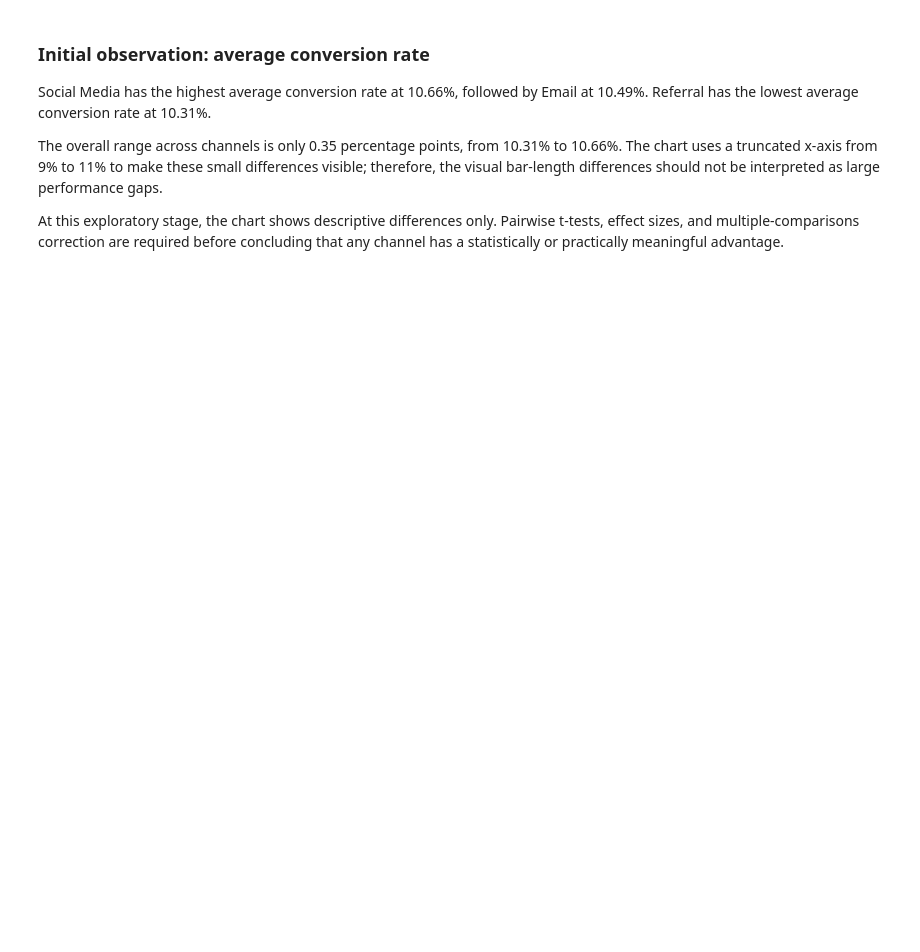
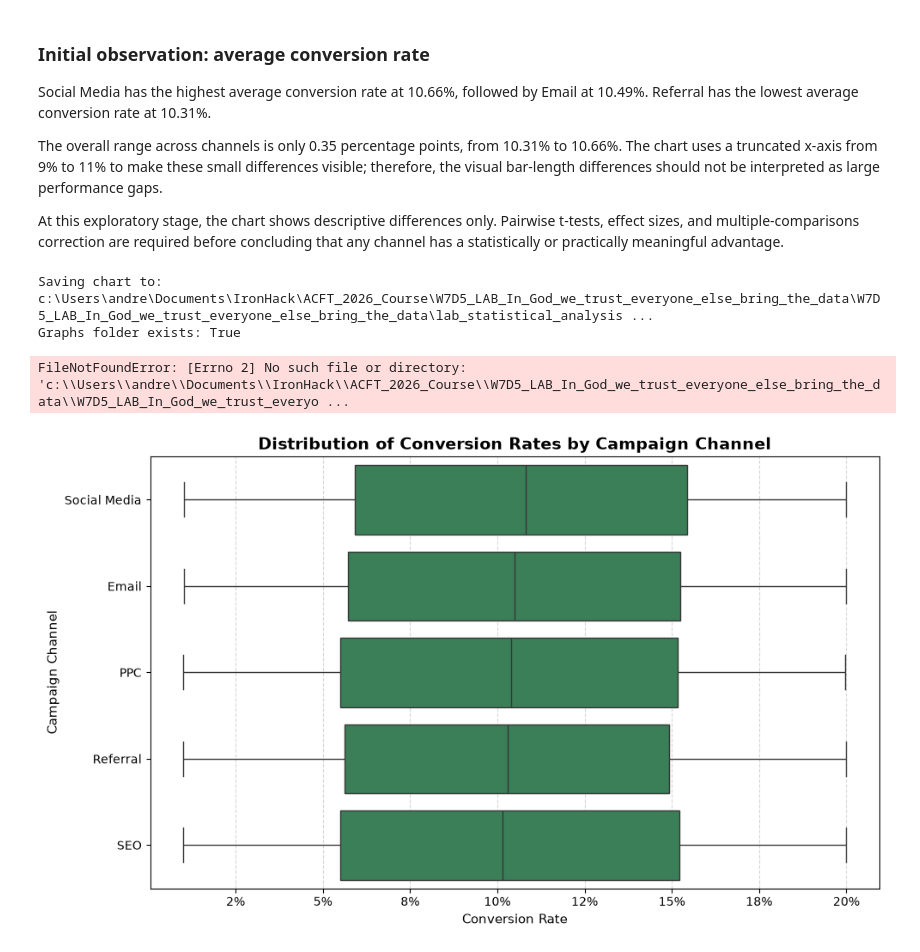
Before and after one commit to ai-consulting-bootcamp/lab-statistical-analysis, a Jupyter notebook: lab_statistical_analysis_Andreas_Papachristophorou/data_exploration.ipynb, the cells around one changed output. Cells and saved outputs as stored; diff of their text form; code cells hidden in the pictures; blank space fills up the shorter version.

```diff
--- a/lab_statistical_analysis_Andreas_Papachristophorou/data_exploration.ipynb
+++ b/lab_statistical_analysis_Andreas_Papachristophorou/data_exploration.ipynb
@@ -240,37 +313,63 @@ The overall range across channels is only 0.35 percentage points, from 10.31% to
 
 At this exploratory stage, the chart shows descriptive differences only. Pairwise t-tests, effect sizes, and multiple-comparisons correction are required before concluding that any channel has a statistically or practically meaningful advantage.
 # %%
+from pathlib import Path
+
 # Create a larger figure for the distribution comparison
 plt.figure(figsize=(10, 6))
 
 # Show the spread of individual conversion-rate values in each channel
 sns.boxplot(
     data=df,
     x="ConversionRate",
     y="CampaignChannel",
     color="seagreen"
 )
 
 # Convert the x-axis from decimals to percentage-style labels
 plt.gca().xaxis.set_major_formatter(
     plt.FuncFormatter(lambda value, position: f"{value * 100:.0f}%")
 )
 
 # Add a descriptive title and labels
 plt.title("Distribution of Conversion Rates by Campaign Channel", fontsize=14, weight="bold")
 plt.xlabel("Conversion Rate", fontsize=11)
 plt.ylabel("Campaign Channel", fontsize=11)
 
 # Add light guide lines for comparison
 plt.grid(axis="x", linestyle="--", alpha=0.5)
 
-# Save the required distribution visualization
+
+# Identify the notebook's current project folder
+project_folder = Path.cwd()
+
+# Create the graphs subfolder if needed
+graphs_folder = project_folder / "graphs"
+graphs_folder.mkdir(parents=True, exist_ok=True)
+
+
+# Confirm the folder exists before saving
+print("Saving chart to:", graphs_folder / "conversion_rate_distributions_by_channel.png")
+print("Graphs folder exists:", graphs_folder.exists())
+
+# Save the chart
+output_file = graphs_folder / "conversion_rate_distributions_by_channel.png"
+output_file.parent.mkdir(parents=True, exist_ok=True)
+
 plt.tight_layout()
+# Ensure the destination folder exists immediately before saving
+output_file.parent.mkdir(parents=True, exist_ok=True)
+
 plt.savefig(
-    "graphs/conversion_rate_distributions_by_channel.png",
+    str(output_file),
     dpi=300,
     bbox_inches="tight"
 )
 
 # Display the chart
 plt.show()
+# %% [output]
+Saving chart to: c:\Users\andre\Documents\IronHack\ACFT_2026_Course\W7D5_LAB_In_God_we_trust_everyone_else_bring_the_data\W7D5_LAB_In_God_we_trust_everyone_else_bring_the_data\lab_statistical_analysis ...
+Graphs folder exists: True
+FileNotFoundError: [Errno 2] No such file or directory: 'c:\\Users\\andre\\Documents\\IronHack\\ACFT_2026_Course\\W7D5_LAB_In_God_we_trust_everyone_else_bring_the_data\\W7D5_LAB_In_God_we_trust_everyo ...
+[figure, added]
```
Also changed, not shown: parts of 11 cells of this notebook, 4 other files.
